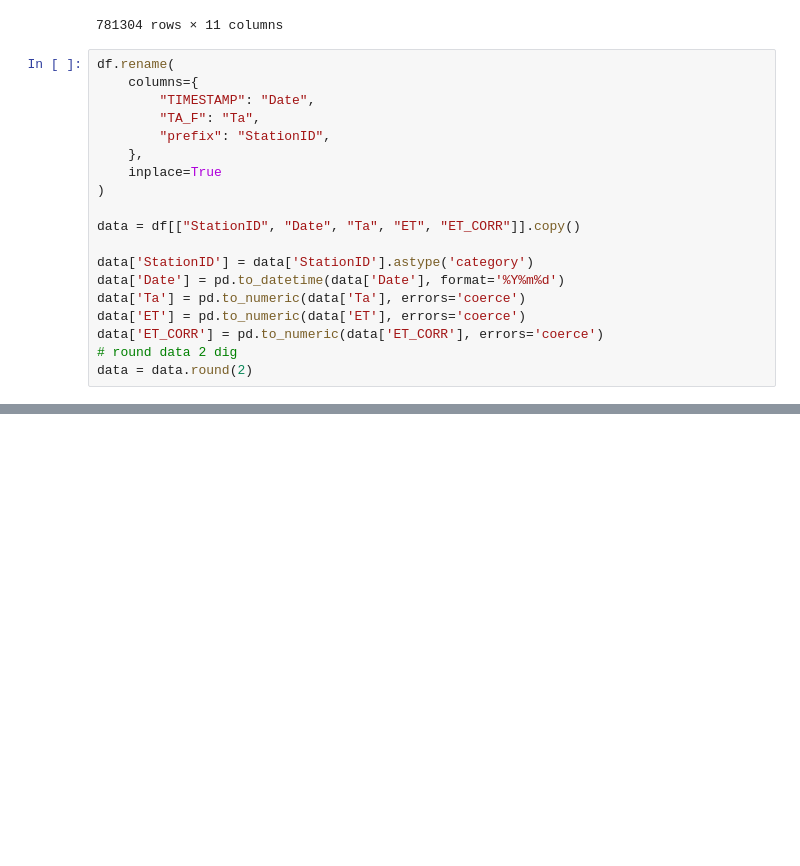
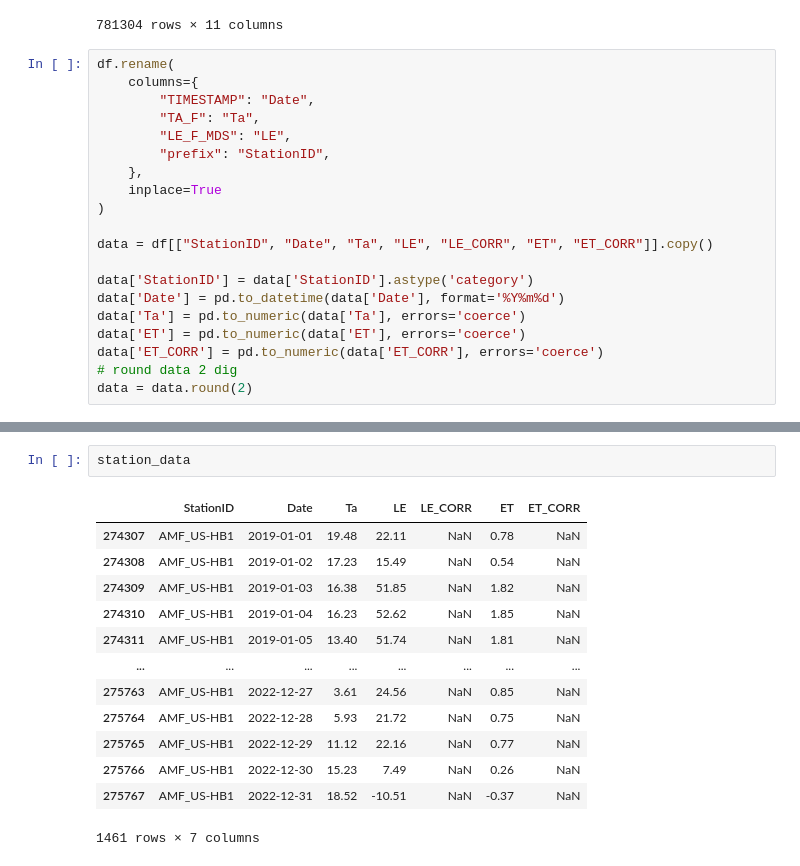
Before and after one commit to hydrocodeir/AmeriFlux_FLUXNET, a Jupyter notebook: src/notebook.ipynb, the cells around one changed output, grey strips where cells are left out. Cells and saved outputs as stored; diff of their text form; blank space fills up the shorter version.

```diff
--- a/src/notebook.ipynb
+++ b/src/notebook.ipynb
@@ -158,12 +158,13 @@ df.rename(
     columns={
         "TIMESTAMP": "Date",
         "TA_F": "Ta",
+        "LE_F_MDS": "LE",
         "prefix": "StationID",
     },
     inplace=True
 )
 
-data = df[["StationID", "Date", "Ta", "ET", "ET_CORR"]].copy()
+data = df[["StationID", "Date", "Ta", "LE", "LE_CORR", "ET", "ET_CORR"]].copy()
 
 data['StationID'] = data['StationID'].astype('category')
 data['Date'] = pd.to_datetime(data['Date'], format='%Y%m%d')
@@ -208,0 +194,16 @@ plt.show()
+# %%
+station_data
+# %% [output]
+|  | StationID | Date | Ta | LE | LE_CORR | ET | ET_CORR |
+| 274307 | AMF_US-HB1 | 2019-01-01 | 19.48 | 22.11 | NaN | 0.78 | NaN |
+| 274308 | AMF_US-HB1 | 2019-01-02 | 17.23 | 15.49 | NaN | 0.54 | NaN |
+| 274309 | AMF_US-HB1 | 2019-01-03 | 16.38 | 51.85 | NaN | 1.82 | NaN |
+| 274310 | AMF_US-HB1 | 2019-01-04 | 16.23 | 52.62 | NaN | 1.85 | NaN |
+| 274311 | AMF_US-HB1 | 2019-01-05 | 13.40 | 51.74 | NaN | 1.81 | NaN |
+| ... | ... | ... | ... | ... | ... | ... | ... |
+| 275763 | AMF_US-HB1 | 2022-12-27 | 3.61 | 24.56 | NaN | 0.85 | NaN |
+| 275764 | AMF_US-HB1 | 2022-12-28 | 5.93 | 21.72 | NaN | 0.75 | NaN |
+| 275765 | AMF_US-HB1 | 2022-12-29 | 11.12 | 22.16 | NaN | 0.77 | NaN |
+| 275766 | AMF_US-HB1 | 2022-12-30 | 15.23 | 7.49 | NaN | 0.26 | NaN |
+| 275767 | AMF_US-HB1 | 2022-12-31 | 18.52 | -10.51 | NaN | -0.37 | NaN |
+1461 rows × 7 columns
```
Also changed, not shown: parts of 4 cells of this notebook.
